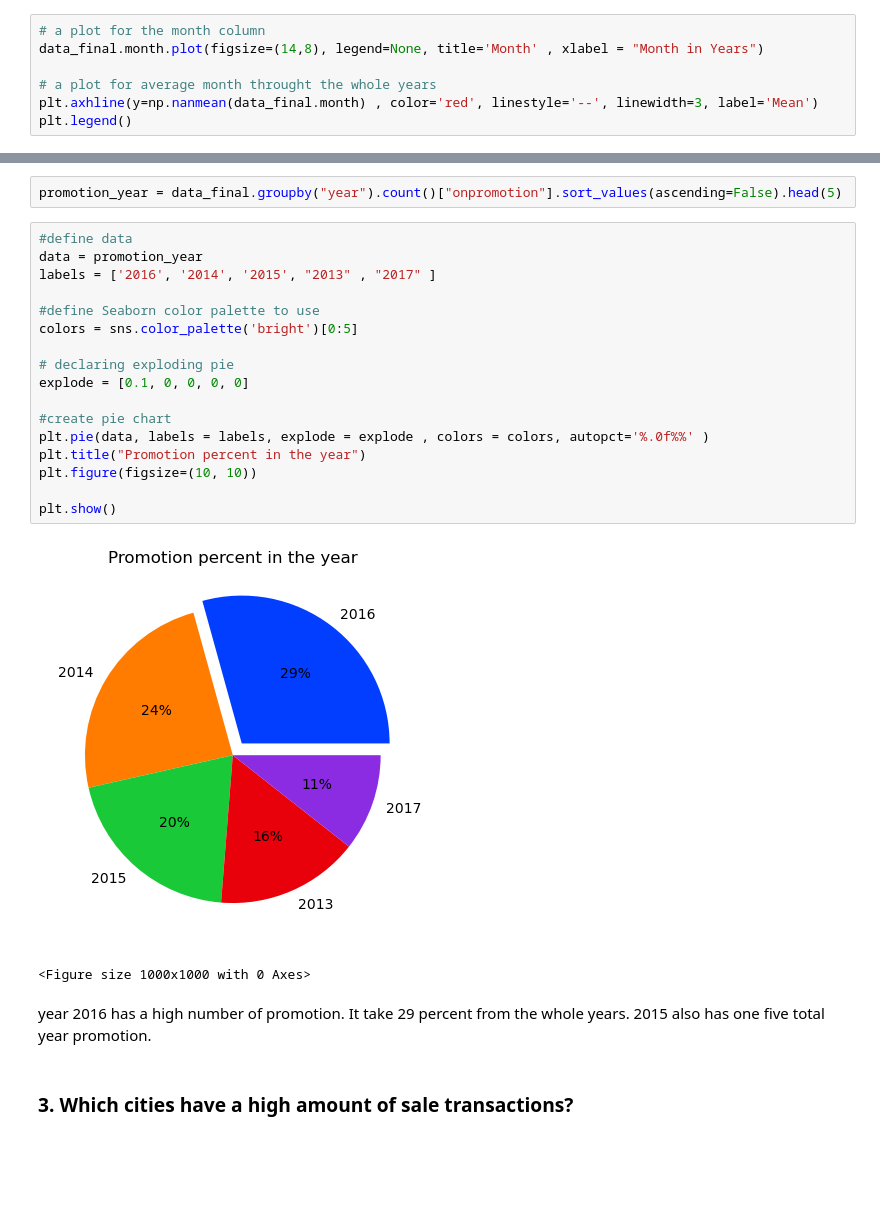
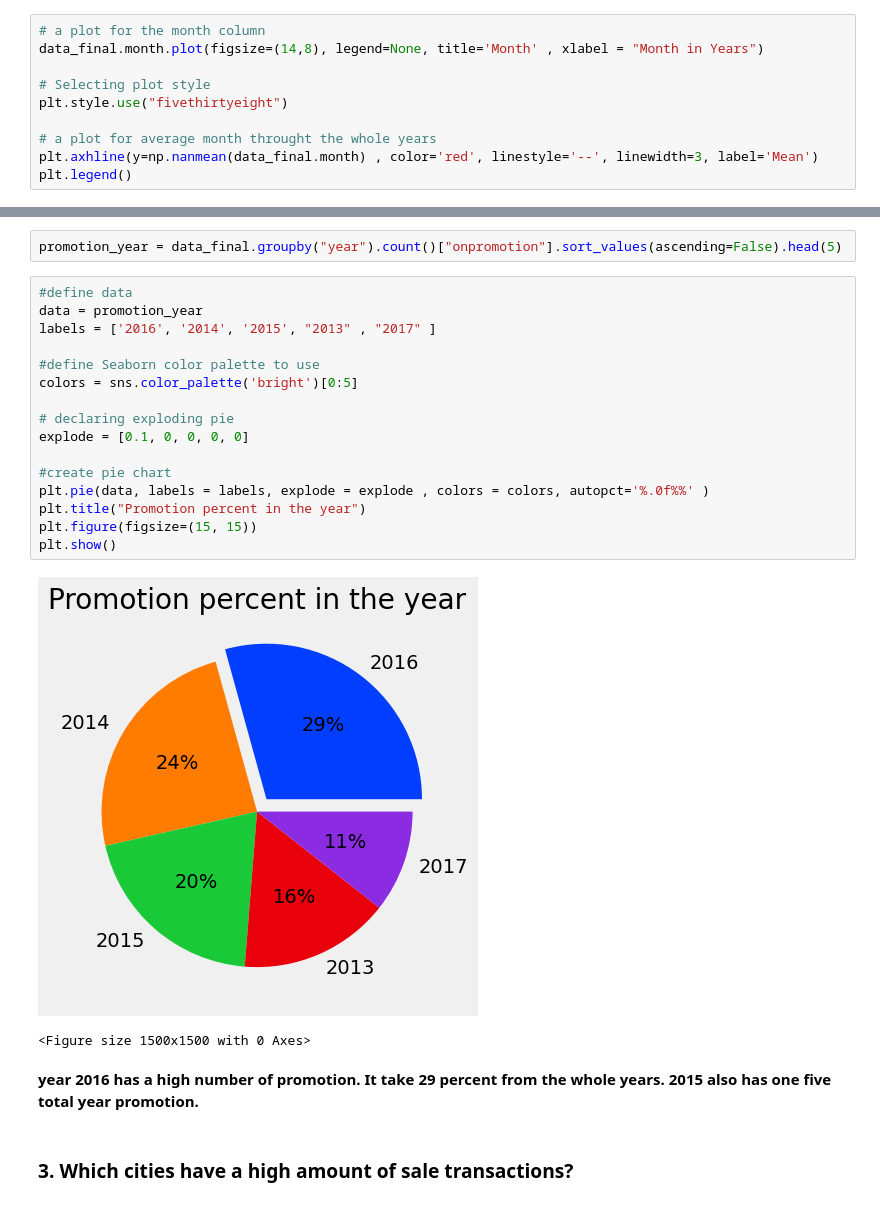
Before and after one commit to Henamen21/Time_Series_prediction, a Jupyter notebook: Time_Series_prediction.ipynb, the cells around one changed output, grey strips where cells are left out. Saved outputs shown, nothing was run; the diff lists cells and outputs as text; blank space fills up the shorter version.

```diff
--- a/Time_Series_prediction.ipynb
+++ b/Time_Series_prediction.ipynb
@@ -300,6 +321,9 @@ Before going to test the hypothesis, first let see how the the series is going u
 # a plot for the month column
 data_final.month.plot(figsize=(14,8), legend=None, title='Month' , xlabel = "Month in Years")
 
+# Selecting plot style
+plt.style.use("fivethirtyeight")
+
 # a plot for average month throught the whole years
 plt.axhline(y=np.nanmean(data_final.month) , color='red', linestyle='--', linewidth=3, label='Mean')
 plt.legend()
@@ -486,25 +515,24 @@ promotion_year = data_final.groupby("year").count()["onpromotion"].sort_values(a
 # %%
 #define data
 data = promotion_year
 labels = ['2016', '2014', '2015', "2013" , "2017" ]
 
 #define Seaborn color palette to use
 colors = sns.color_palette('bright')[0:5]
 
 # declaring exploding pie
 explode = [0.1, 0, 0, 0, 0]
 
 #create pie chart
 plt.pie(data, labels = labels, explode = explode , colors = colors, autopct='%.0f%%' )
 plt.title("Promotion percent in the year")
-plt.figure(figsize=(10, 10))
-
+plt.figure(figsize=(15, 15))
 plt.show()
 # %% [output]
-[figure, old version]
+[figure, new version]
-<Figure size 1000x1000 with 0 Axes>
+<Figure size 1500x1500 with 0 Axes>
 # %% [markdown]
-year 2016 has a high number of promotion. It take 29 percent from the whole years. 2015 also has one five total year promotion.
+**year 2016 has a high number of promotion. It take 29 percent from the whole years. 2015 also has one five total year promotion.**
 # %% [markdown]
 ### 3. Which cities have a high amount of sale transactions?
 # %%
```
Also changed, not shown: parts of 95 cells of this notebook.
